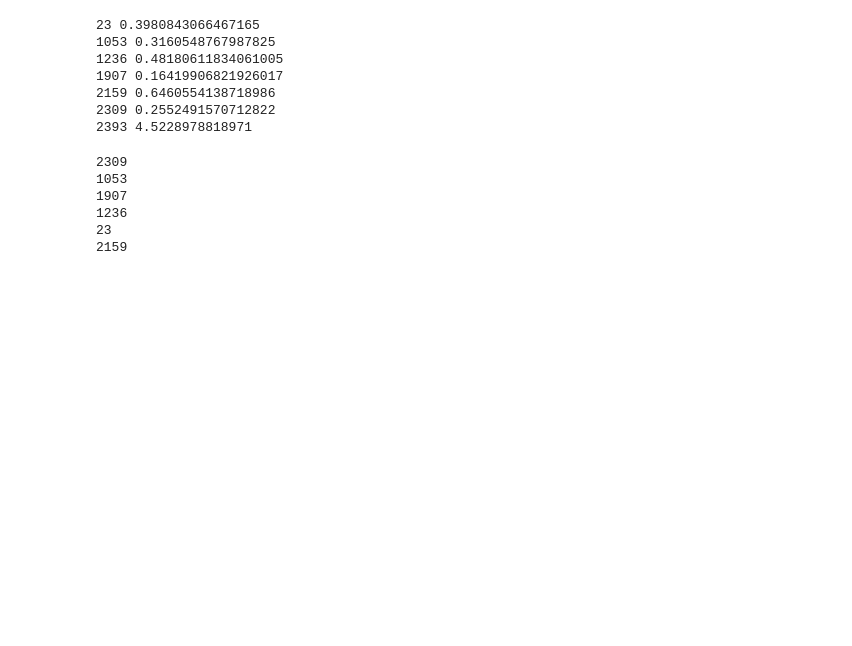
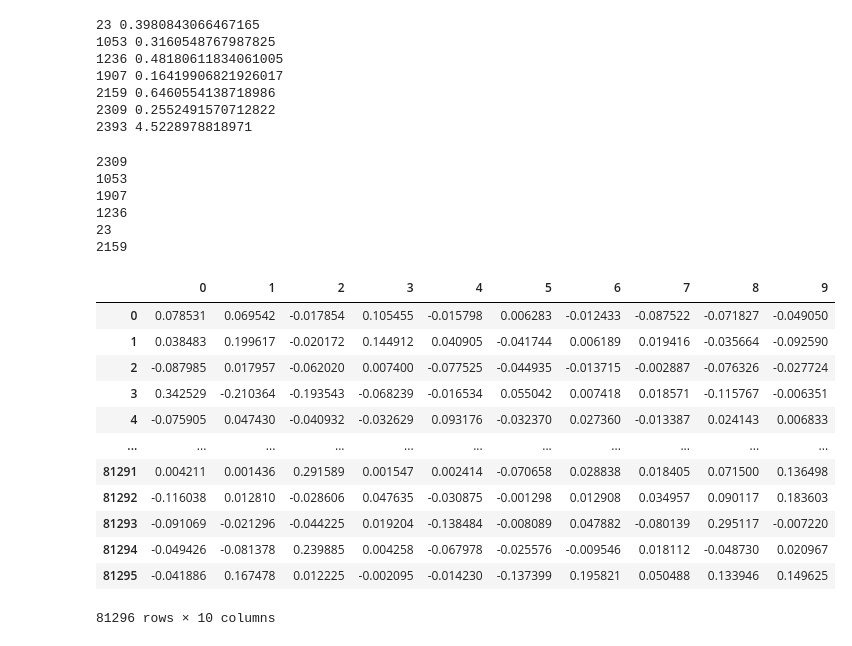
Before and after one commit to slowisfast2030/golden_data, a Jupyter notebook: feature_tfidf.ipynb, the cells around one changed output. Saved outputs shown, nothing was run; the diff lists cells and outputs as text; code cells hidden in the pictures; blank space fills up the shorter version.

```diff
--- a/feature_tfidf.ipynb
+++ b/feature_tfidf.ipynb
@@ -207,3 +207,24 @@ for word in words:
 1.切词后做一些过滤操作，比如去除数字、单个字符、标点等
 2.降维
 '''
+# %%
+# 对数据进行PCA降维
+from sklearn.decomposition import PCA
+pca = PCA(n_components = 10)
+tfidf_reduce = pca.fit_transform(tfidf)
+pd.DataFrame(tfidf_reduce)
+# 对降维后的结果进行测评
+# %% [output]
+|  | 0 | 1 | 2 | 3 | 4 | 5 | 6 | 7 | 8 | 9 |
+| 0 | 0.078531 | 0.069542 | -0.017854 | 0.105455 | -0.015798 | 0.006283 | -0.012433 | -0.087522 | -0.071827 | -0.049050 |
+| 1 | 0.038483 | 0.199617 | -0.020172 | 0.144912 | 0.040905 | -0.041744 | 0.006189 | 0.019416 | -0.035664 | -0.092590 |
+| 2 | -0.087985 | 0.017957 | -0.062020 | 0.007400 | -0.077525 | -0.044935 | -0.013715 | -0.002887 | -0.076326 | -0.027724 |
+| 3 | 0.342529 | -0.210364 | -0.193543 | -0.068239 | -0.016534 | 0.055042 | 0.007418 | 0.018571 | -0.115767 | -0.006351 |
+| 4 | -0.075905 | 0.047430 | -0.040932 | -0.032629 | 0.093176 | -0.032370 | 0.027360 | -0.013387 | 0.024143 | 0.006833 |
+| ... | ... | ... | ... | ... | ... | ... | ... | ... | ... | ... |
+| 81291 | 0.004211 | 0.001436 | 0.291589 | 0.001547 | 0.002414 | -0.070658 | 0.028838 | 0.018405 | 0.071500 | 0.136498 |
+| 81292 | -0.116038 | 0.012810 | -0.028606 | 0.047635 | -0.030875 | -0.001298 | 0.012908 | 0.034957 | 0.090117 | 0.183603 |
+| 81293 | -0.091069 | -0.021296 | -0.044225 | 0.019204 | -0.138484 | -0.008089 | 0.047882 | -0.080139 | 0.295117 | -0.007220 |
+| 81294 | -0.049426 | -0.081378 | 0.239885 | 0.004258 | -0.067978 | -0.025576 | -0.009546 | 0.018112 | -0.048730 | 0.020967 |
+| 81295 | -0.041886 | 0.167478 | 0.012225 | -0.002095 | -0.014230 | -0.137399 | 0.195821 | 0.050488 | 0.133946 | 0.149625 |
+81296 rows × 10 columns
```
Also changed, not shown: 2 other files.
